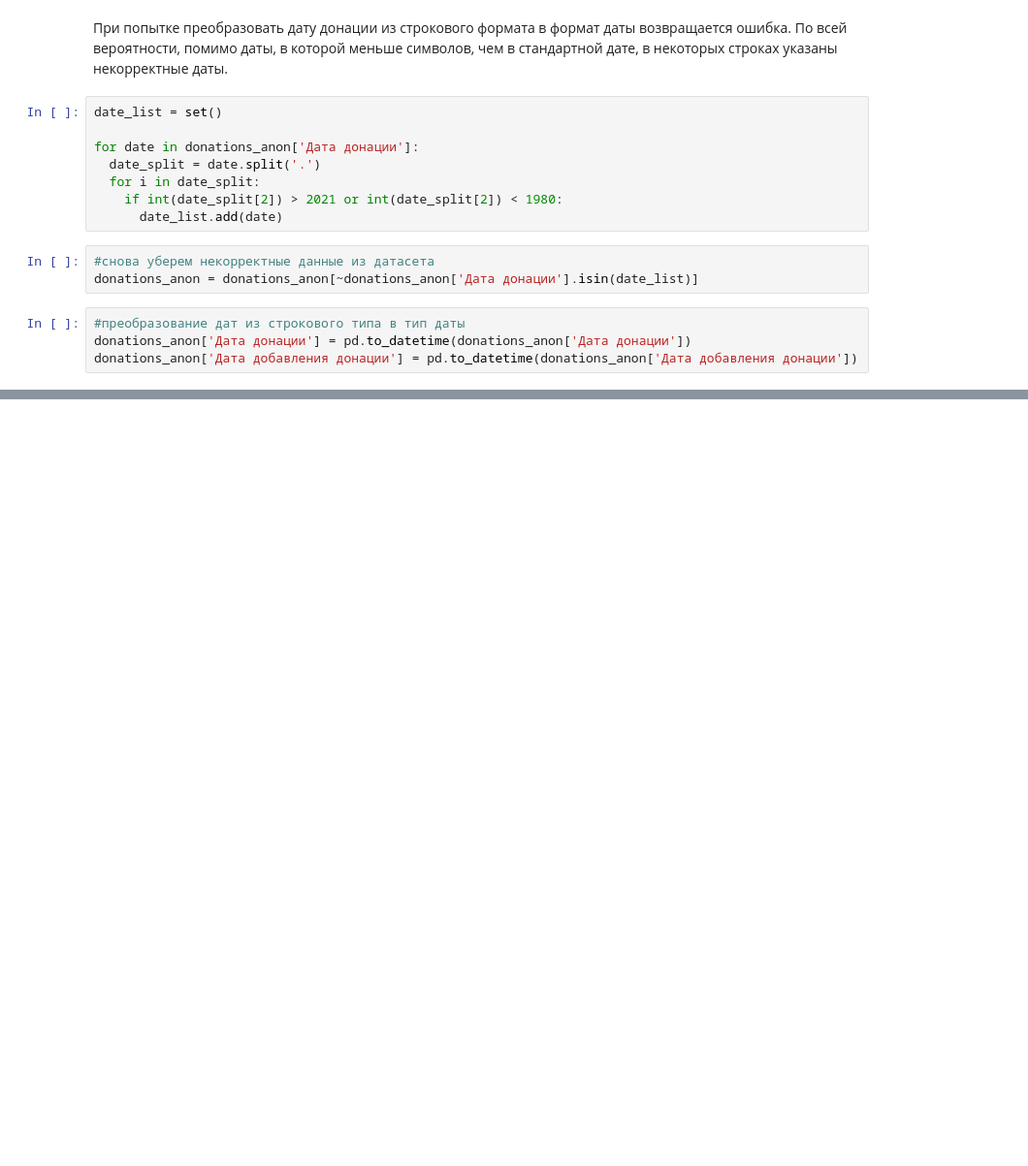
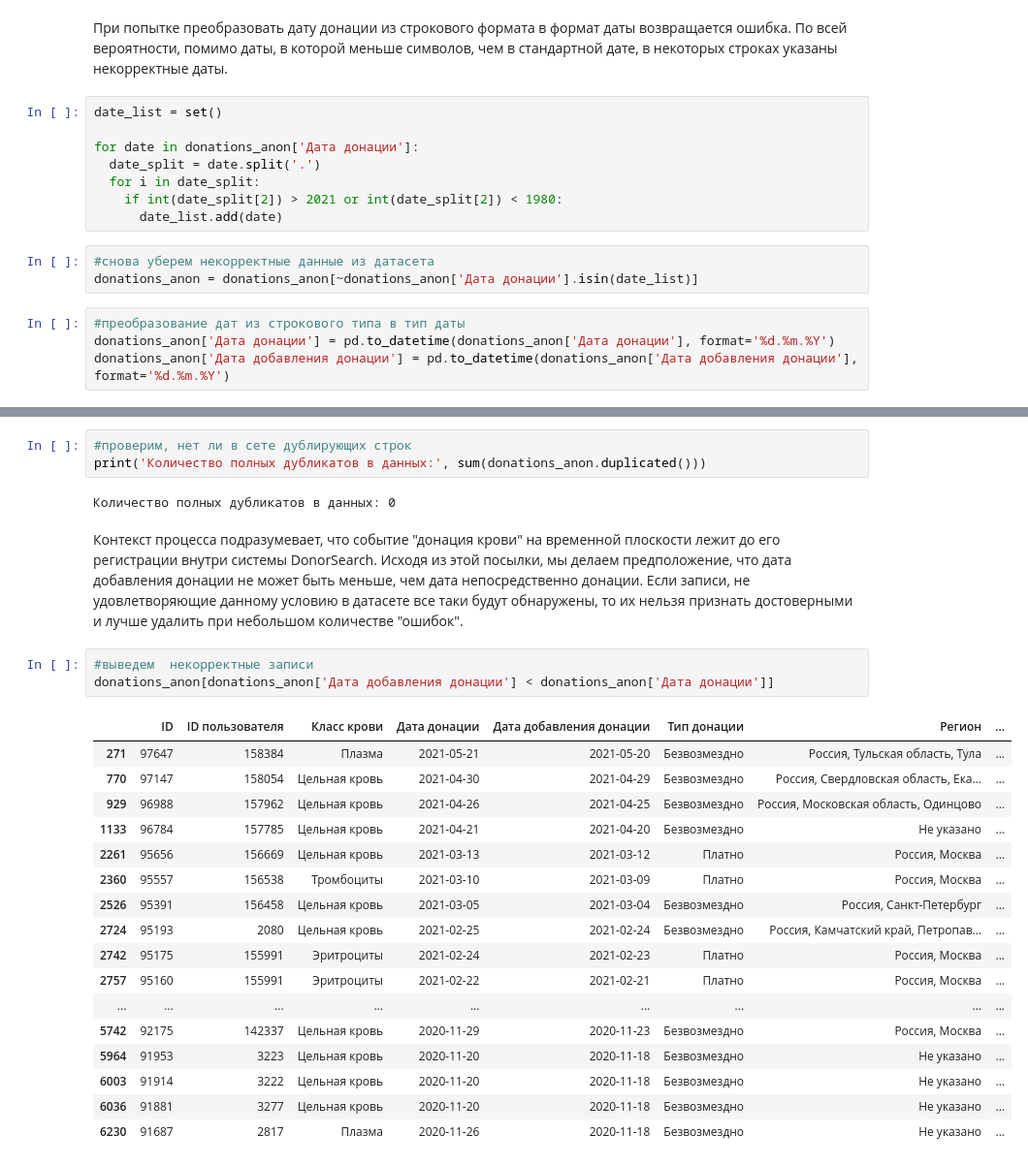
Before and after one commit to kruspe2009/da-ds_pet_projects, a Jupyter notebook: DonorSearch/DonorSearch.ipynb, the cells around one changed output, grey strips where cells are left out. Shown at 97% size. Drawn from its saved outputs; the diff is of its cells as text; blank space fills up the shorter version.

```diff
--- a/DonorSearch/DonorSearch.ipynb
+++ b/DonorSearch/DonorSearch.ipynb
@@ -100,8 +101,8 @@ for date in donations_anon['Дата донации']:
 donations_anon = donations_anon[~donations_anon['Дата донации'].isin(date_list)]
 # %%
 #преобразование дат из строкового типа в тип даты
-donations_anon['Дата донации'] = pd.to_datetime(donations_anon['Дата донации'])
-donations_anon['Дата добавления донации'] = pd.to_datetime(donations_anon['Дата добавления донации'])
+donations_anon['Дата донации'] = pd.to_datetime(donations_anon['Дата донации'], format='%d.%m.%Y')
+donations_anon['Дата добавления донации'] = pd.to_datetime(donations_anon['Дата добавления донации'], format='%d.%m.%Y')
 # %%
 #посмотрим на дипазон дат добавления донации, так как с датой самой донации ранее мы уже обнаружили проблемы
 print('Минимальная дата добавления донации:', donations_anon['Дата добавления донации'].min())
@@ -111,0 +129,28 @@ print('Максимальная дата добавления донации:',
+# %%
+#проверим, нет ли в сете дублирующих строк
+print('Количество полных дубликатов в данных:', sum(donations_anon.duplicated()))
+# %% [output]
+Количество полных дубликатов в данных: 0
+# %% [markdown]
+Контекст процесса подразумевает, что событие "донация крови" на временной плоскости лежит до его регистрации внутри системы DonorSearch. Исходя из этой посылки, мы делаем предположение, что дата добавления донации не может быть меньше, чем дата непосредственно донации. Если записи, не удовлетворяющие данному условию в датасете все таки будут обнаружены, то их нельзя признать достоверными и лучше удалить при небольшом количестве "ошибок".
+# %%
+#выведем  некорректные записи
+donations_anon[donations_anon['Дата добавления донации'] < donations_anon['Дата донации']]
+# %% [output]
+|  | ID | ID пользователя | Класс крови | Дата донации | Дата добавления донации | Тип донации | Регион | ... |
+| 271 | 97647 | 158384 | Плазма | 2021-05-21 | 2021-05-20 | Безвозмездно | Россия, Тульская область, Тула | ... |
+| 770 | 97147 | 158054 | Цельная кровь | 2021-04-30 | 2021-04-29 | Безвозмездно | Россия, Свердловская область, Ека... | ... |
+| 929 | 96988 | 157962 | Цельная кровь | 2021-04-26 | 2021-04-25 | Безвозмездно | Россия, Московская область, Одинцово | ... |
+| 1133 | 96784 | 157785 | Цельная кровь | 2021-04-21 | 2021-04-20 | Безвозмездно | Не указано | ... |
+| 2261 | 95656 | 156669 | Цельная кровь | 2021-03-13 | 2021-03-12 | Платно | Россия, Москва | ... |
+| 2360 | 95557 | 156538 | Тромбоциты | 2021-03-10 | 2021-03-09 | Платно | Россия, Москва | ... |
+| 2526 | 95391 | 156458 | Цельная кровь | 2021-03-05 | 2021-03-04 | Безвозмездно | Россия, Санкт-Петербург | ... |
+| 2724 | 95193 | 2080 | Цельная кровь | 2021-02-25 | 2021-02-24 | Безвозмездно | Россия, Камчатский край, Петропав... | ... |
+| 2742 | 95175 | 155991 | Эритроциты | 2021-02-24 | 2021-02-23 | Платно | Россия, Москва | ... |
+| 2757 | 95160 | 155991 | Эритроциты | 2021-02-22 | 2021-02-21 | Платно | Россия, Москва | ... |
+| ... | ... | ... | ... | ... | ... | ... | ... | ... |
+| 5742 | 92175 | 142337 | Цельная кровь | 2020-11-29 | 2020-11-23 | Безвозмездно | Россия, Москва | ... |
+| 5964 | 91953 | 3223 | Цельная кровь | 2020-11-20 | 2020-11-18 | Безвозмездно | Не указано | ... |
+| 6003 | 91914 | 3222 | Цельная кровь | 2020-11-20 | 2020-11-18 | Безвозмездно | Не указано | ... |
+| 6036 | 91881 | 3277 | Цельная кровь | 2020-11-20 | 2020-11-18 | Безвозмездно | Не указано | ... |
+| 6230 | 91687 | 2817 | Плазма | 2020-11-26 | 2020-11-18 | Безвозмездно | Не указано | ... |
```
Also changed, not shown: parts of 28 cells of this notebook.
